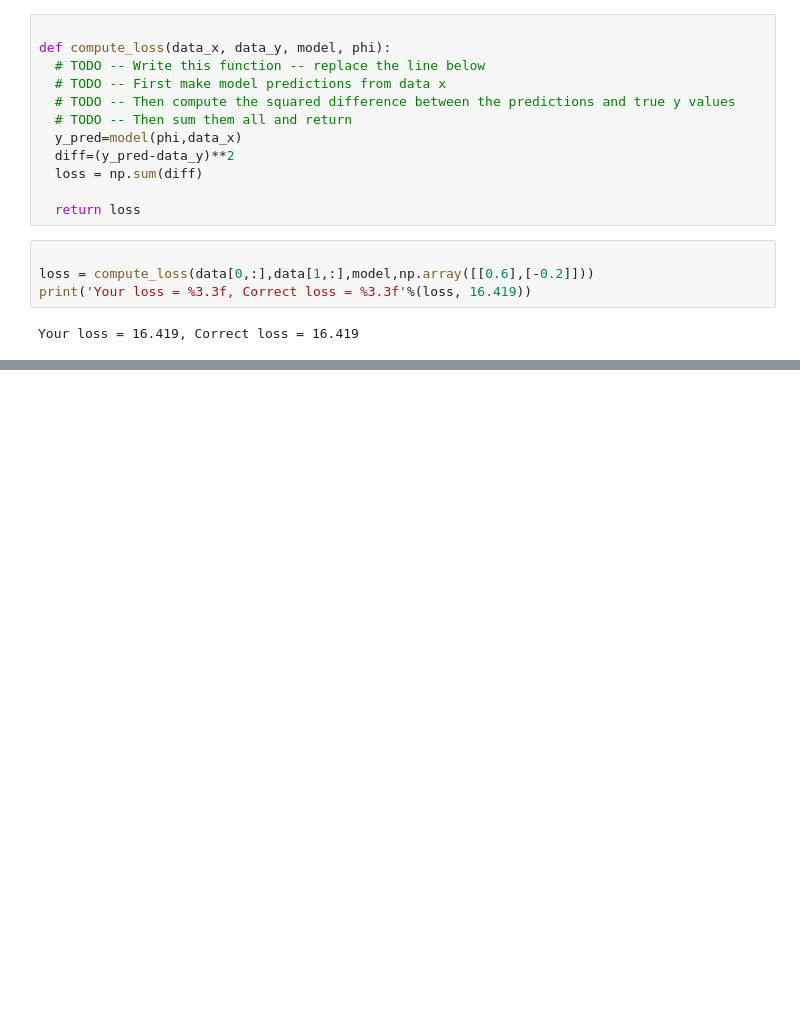
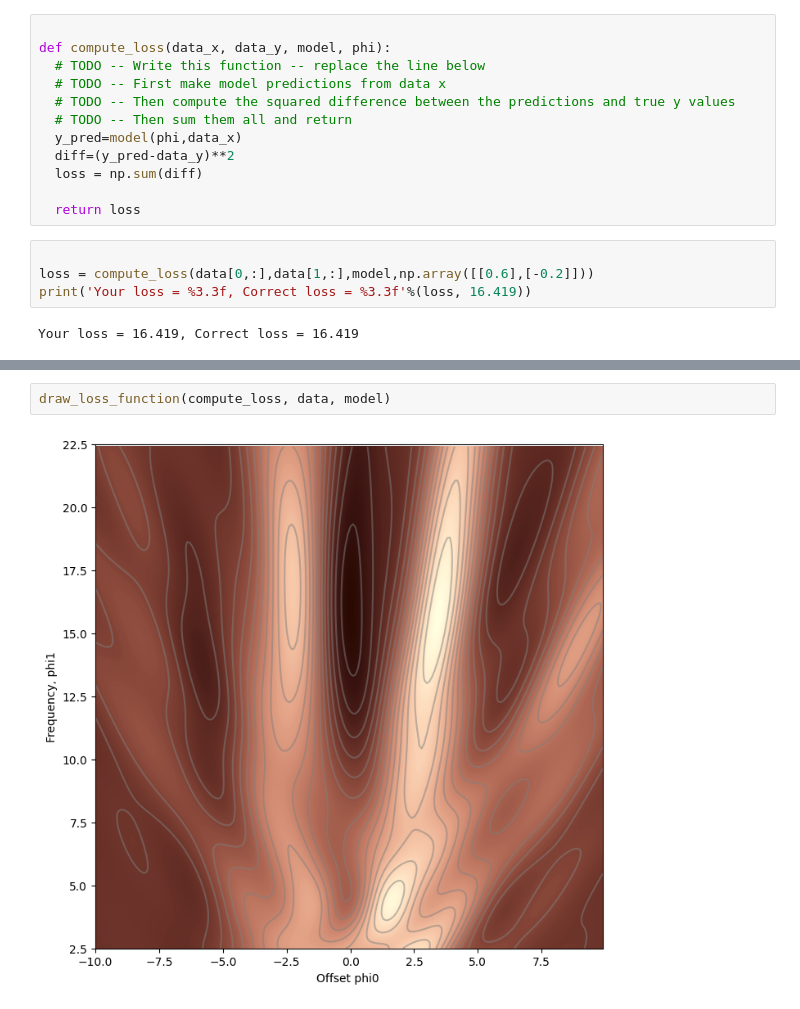
Before and after one commit to Saransh-Basu-01/Understanding-Deep-learning-, a Jupyter notebook: Chapter_6_Fitting_Models_2.ipynb, the cells around one changed output, grey strips where cells are left out. Cells and saved outputs as stored; diff of their text form; blank space fills up the shorter version.

```diff
--- a/Chapter_6_Fitting_Models_2.ipynb
+++ b/Chapter_6_Fitting_Models_2.ipynb
@@ -68,0 +95,4 @@ Your loss = 16.419, Correct loss = 16.419
+# %%
+draw_loss_function(compute_loss, data, model)
+# %% [output]
+[figure, added]
```
Also changed, not shown: parts of 4 cells of this notebook.
